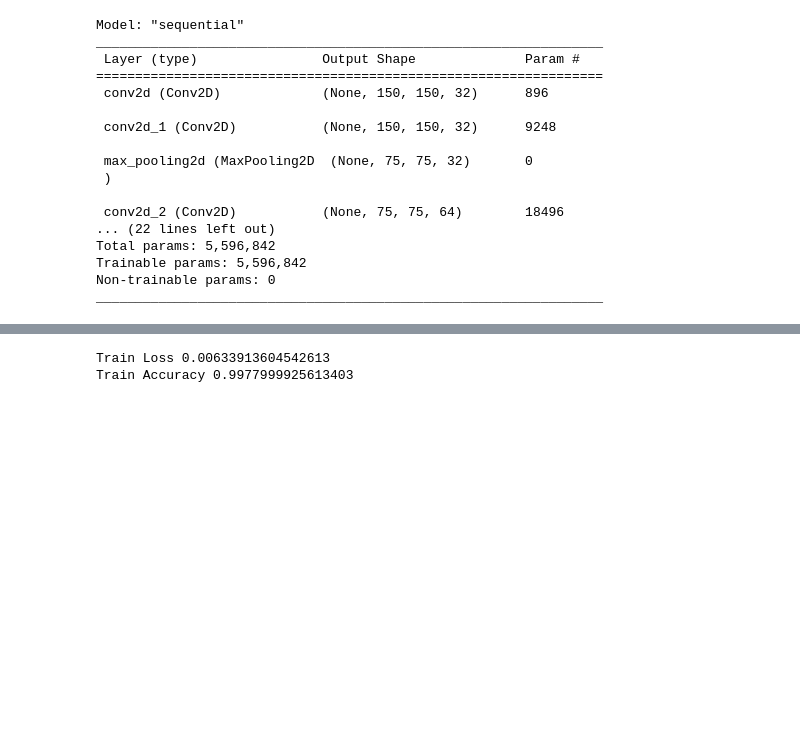
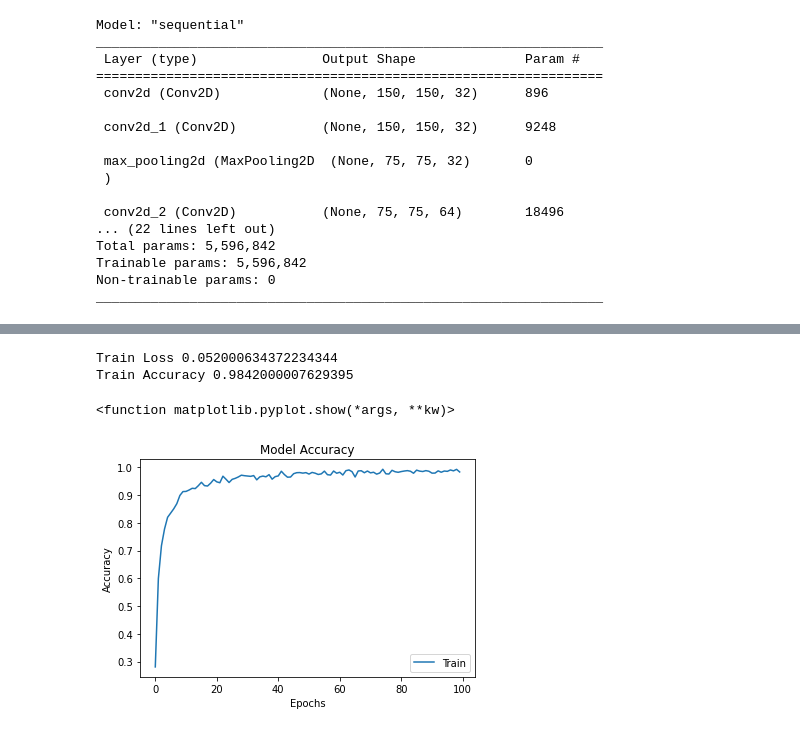
Before and after one commit to DuongDuyThoai/b-i-t-p, a Jupyter notebook: PROJECT_CUOI_KI_DUONG_DUY_THOAI_20104059.ipynb, the cells around one changed output, grey strips where cells are left out. Cells and saved outputs as stored; diff of their text form; code cells hidden in the pictures; blank space fills up the shorter version.

```diff
--- a/PROJECT_CUOI_KI_DUONG_DUY_THOAI_20104059.ipynb
+++ b/PROJECT_CUOI_KI_DUONG_DUY_THOAI_20104059.ipynb
@@ -115,5 +115,5 @@ _________________________________________________________________
 # Biên dịch
 model.compile(optimizer='adam',loss='categorical_crossentropy',metrics=['accuracy'])
 #100 lần học (epochs), mỗi lần học thì chỉ học 500 dữ liệu (batch_size)
-model.fit(train_set,epochs=100,batch_size=500,verbose=1)
+history=model.fit(train_set,epochs=100,batch_size=500,verbose=1)
 # %% [output]
@@ -138,17 +137,28 @@ Epoch 100/100
+# %%
+# Đánh giá độ chính xác của mô hình
+Score=model.evaluate(train_set,verbose=0)
+print('Train Loss', Score[0])
+print('Train Accuracy', Score[1])
+# %% [output]
+Train Loss 0.052000634372234344
+Train Accuracy 0.9842000007629395
+# %%
+# Vẽ đồ thị giữa số lần học (Epochs) và độ chính xác (Accuracy)
+plt.plot(history.history['accuracy'])
+plt.title('Model Accuracy')
+plt.ylabel('Accuracy')
+plt.xlabel('Epochs')
+plt.legend(['Train','Validation'])
+plt.show
+# %% [output]
+<function matplotlib.pyplot.show(*args, **kw)>
+[figure, added]
 # %%
 # Lưu lại mô hình
 model.save('Nhan_benh_ca_chua.h5')
 # %%
 # Tải mô hình
 model_benh = load_model('/content/gdrive/MyDrive/Colab Notebooks/Project_cuối_kỳ/Nhan_benh_ca_chua.h5')
-# %%
-# Đánh giá độ chính xác của mô hình
-Score=model.evaluate(train_set,verbose=0)
-print('Train Loss', Score[0])
-print('Train Accuracy', Score[1])
-# %% [output]
-Train Loss 0.00633913604542613
-Train Accuracy 0.9977999925613403
 # %%
 #test mô hình
 img = load_img('/content/1.JPG',target_size = (150,150))
```
Also changed, not shown: parts of 14 cells of this notebook.
